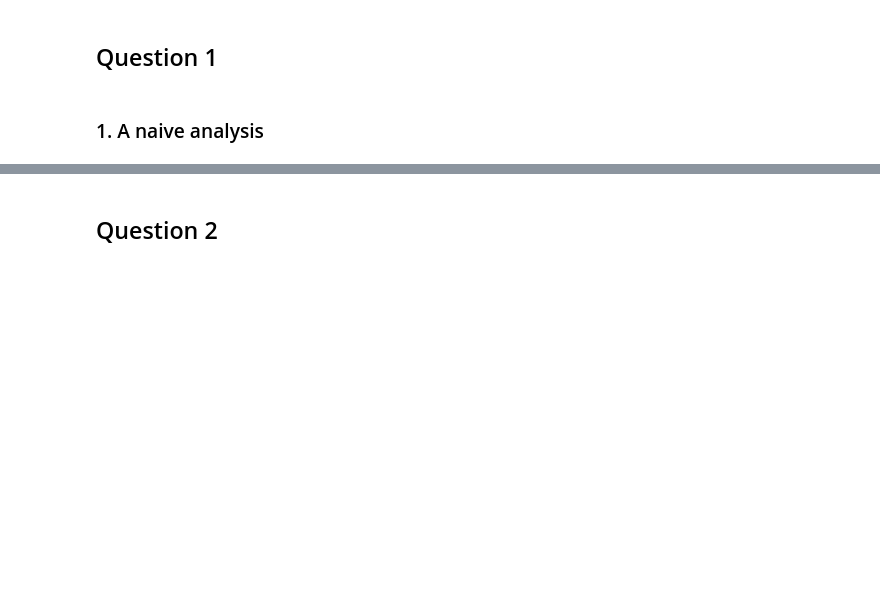
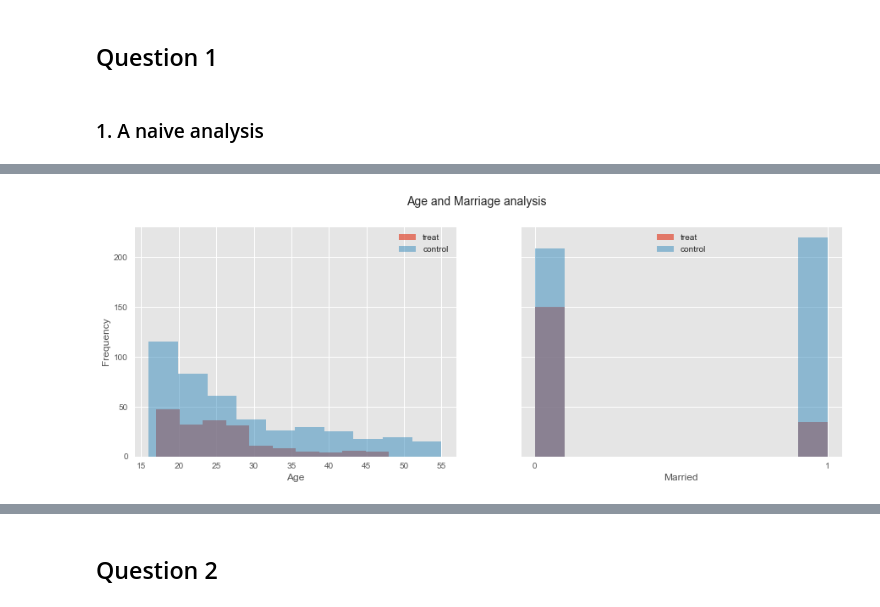
Before and after one commit to Timonzimm/CS-401, a Jupyter notebook: HW04/Homework4.ipynb, the cells around one changed output, grey strips where cells are left out. Drawn from its saved outputs; the diff is of its cells as text; code cells hidden in the pictures; blank space fills up the shorter version.

```diff
--- a/HW04/Homework4.ipynb
+++ b/HW04/Homework4.ipynb
@@ -183,0 +198,34 @@ plt.show()
+# %%
+def plot_(treat_group, control_group, title, left_column, left_xlabel, left_legend, right_column, right_xlabel, right_legend):
+    fig, axes = plt.subplots(1, 2, figsize=(15,5), sharey=True)
+    fig.suptitle(title, fontsize=14)
+    treat_group[left_column].plot.hist(ax=axes[0], alpha=0.7, label='treat')
+    control_group[left_column].plot.hist(ax=axes[0], alpha=0.5, label='control')
+    axes[0].legend(loc=left_legend)
+    axes[0].set_xlabel(left_xlabel)
+    treat_group[right_column].plot.hist(ax=axes[1], alpha=0.7, label='treat')
+    control_group[right_column].plot.hist(ax=axes[1], alpha=0.5, label='control')
+    axes[1].legend(loc=right_legend)
+    axes[1].set_xlabel(right_xlabel)
+    plt.show()
+
+import matplotlib.ticker as ticker
+
+def plot_binary_(treat_group, control_group, title, left_column, left_xlabel, left_legend, right_column, right_xlabel, right_legend):
+    fig, axes = plt.subplots(1, 2, figsize=(15,5), sharey=True)
+    fig.suptitle(title, fontsize=14)
+    treat_group[left_column].plot.hist(ax=axes[0], alpha=0.7, label='treat')
+    control_group[left_column].plot.hist(ax=axes[0], alpha=0.5, label='control')
+    axes[0].legend(loc=left_legend)
+    axes[0].set_xlabel(left_xlabel)
+    treat_group[right_column].plot.hist(ax=axes[1], alpha=0.7, label='treat')
+    control_group[right_column].plot.hist(ax=axes[1], alpha=0.5, label='control')
+    axes[1].legend(loc=right_legend)
+    axes[1].set_xlabel(right_xlabel)
+    axes[1].xaxis.set_major_locator(ticker.MaxNLocator(integer=True))
+    plt.show()
+# %%
+plot_binary_(treat_group_o, control_group_o, 'Age and Marriage analysis', 'age', 'Age', 'upper right',
+      'married', 'Married', 'upper center')
+# %% [output]
+[figure, added]
```
Also changed, not shown: parts of 33 cells of this notebook.
